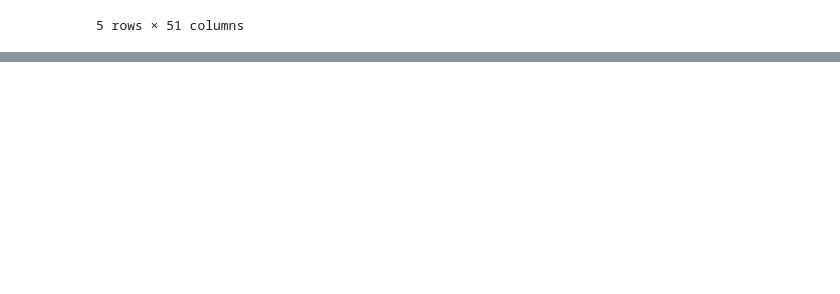
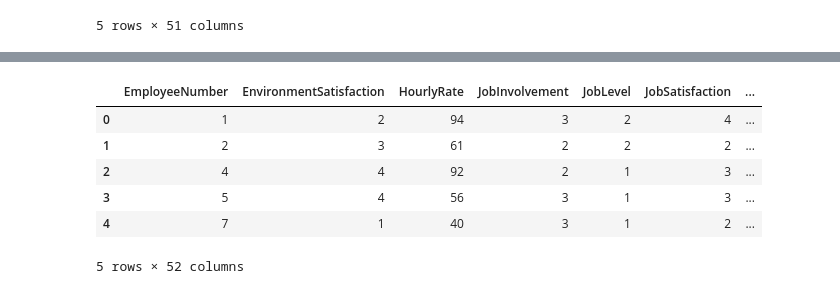
Before and after one commit to lauramh018/Final_project, a Jupyter notebook: Random_Forests.ipynb, the cells around one changed output, grey strips where cells are left out. Drawn from its saved outputs; the diff is of its cells as text; code cells hidden in the pictures; blank space fills up the shorter version.

```diff
--- a/Random_Forests.ipynb
+++ b/Random_Forests.ipynb
@@ -160,0 +190,13 @@ sorted (zip((importances*100),feature_names),reverse = True)
+# %%
+# One-hot encode the data using pandas get_dummies
+features = pd.get_dummies(features)
+# Display the first 5 rows of the last 12 columns
+features.iloc[:,5:].head(5)
+# %% [output]
+|  | EmployeeNumber | EnvironmentSatisfaction | HourlyRate | JobInvolvement | JobLevel | JobSatisfaction | ... |
+| 0 | 1 | 2 | 94 | 3 | 2 | 4 | ... |
+| 1 | 2 | 3 | 61 | 2 | 2 | 2 | ... |
+| 2 | 4 | 4 | 92 | 2 | 1 | 3 | ... |
+| 3 | 5 | 4 | 56 | 3 | 1 | 3 | ... |
+| 4 | 7 | 1 | 40 | 3 | 1 | 2 | ... |
+5 rows × 52 columns
```
Also changed, not shown: parts of 11 cells of this notebook.
